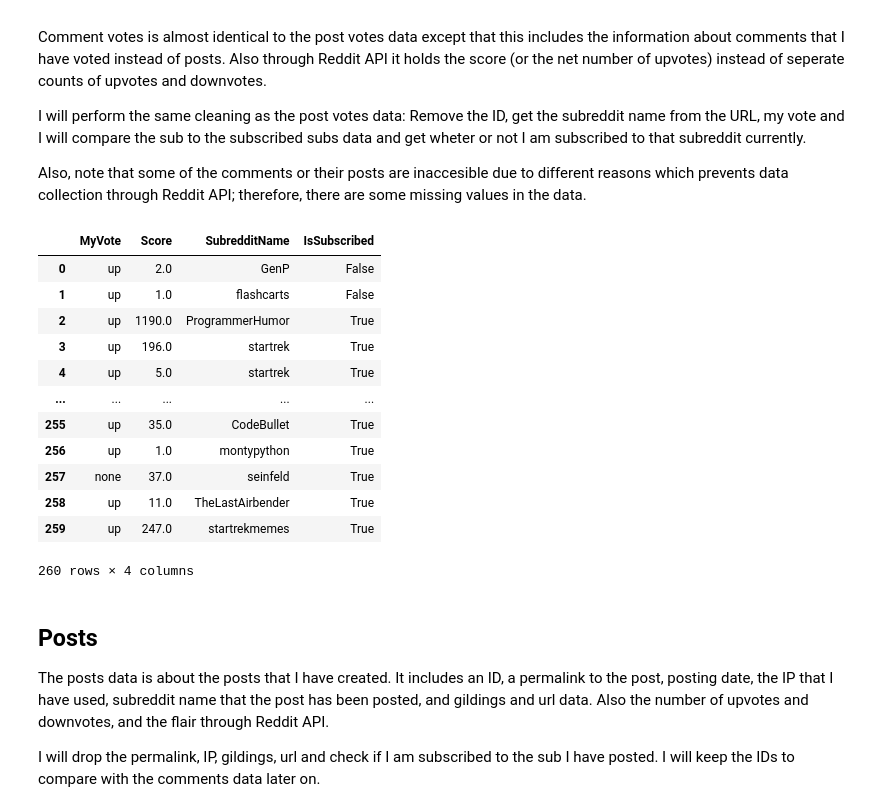
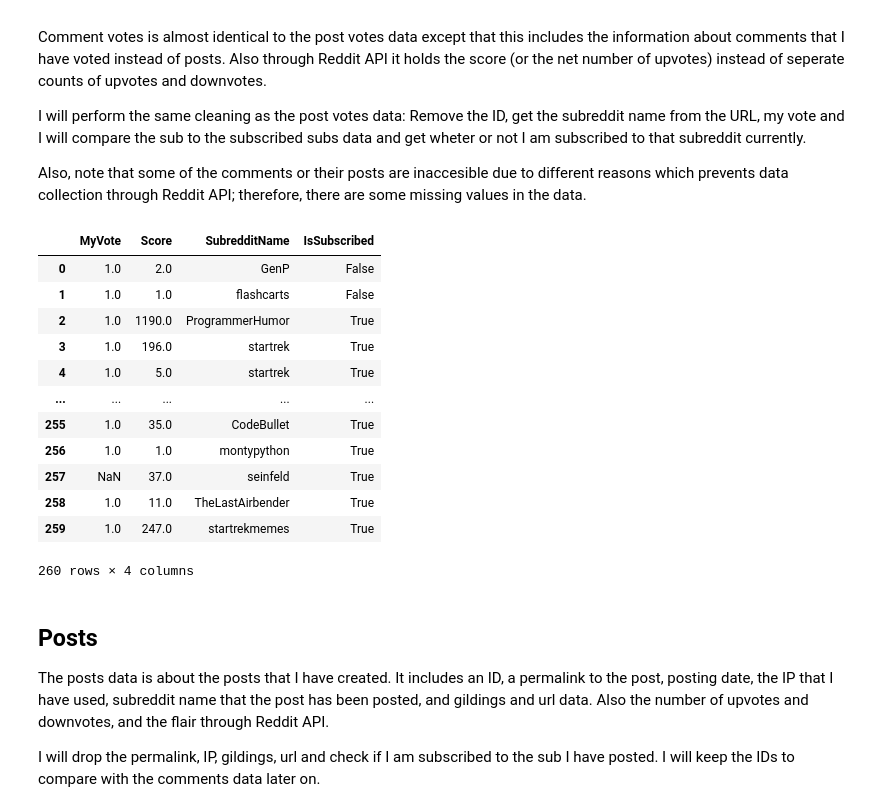
Before and after one commit to firatbatar/my-reddit-data, a Jupyter notebook: reddit_analysis.ipynb, the cells around one changed output. Drawn from its saved outputs; the diff is of its cells as text; code cells hidden in the pictures.

Commit message:
General update and continuation Fix some histograms, add some more. Change login histograms to show class times. Start analysis on login times (and almost finish it).

```diff
--- a/reddit_analysis.ipynb
+++ b/reddit_analysis.ipynb
@@ -43,7 +45,9 @@ def dt_to_min(dt):
     return dt.hour * 60 + dt.minute
 
 def is_subscribed_to(subreddit_name, subscribed_subs_df):
-    return (subscribed_subs_df == subreddit_name).any().any()
+    if (subscribed_subs_df == subreddit_name).any().any():
+        return 1
+    return 0
 # %% [markdown]
 # Data Collecting
 
@@ -155,6 +159,9 @@ Also, note that some of the posts are inaccesible due to different reasons which
 # Read the file, rename the vote direction column and drop the id column.
 post_votes_fname = "post_votes.csv"
 post_votes_df = pd.read_csv(data_path + post_votes_fname).rename(columns={"direction": "MyVote", "Upvotes": "UpvoteCount", "Downvotes": "DownvoteCount"}).drop(columns="id")
+
+# Convert vote direction to a quantitative value
+post_votes_df["MyVote"] = post_votes_df["MyVote"].map({"up": 1, "down": -1})
 
 # Add the new columns
 post_votes_df[["SubredditName", "IsSubscribed"]] = None
@@ -206,44 +213,47 @@ Also, note that some of the comments or their posts are inaccesible due to diffe
 # Read the file, rename the vote direction column and drop the id column.
 comment_votes_fname = "comment_votes.csv"
 comment_votes_df = pd.read_csv(data_path + comment_votes_fname).rename(columns={"direction": "MyVote"}).drop(columns="id")
+
+# Convert vote direction to a quantitative value
+comment_votes_df["MyVote"] = comment_votes_df["MyVote"].map({"up": 1, "down": -1})
 
 # Add the new columns
 comment_votes_df[["SubredditName", "IsSubscribed"]] = None
 
 for idx in range(len(comment_votes_df["permalink"])):
     comment_vote_dict = {"SubredditName": None, "IsSubscribed": None}
 
     # Get the sub name from the link
     permalink = comment_votes_df.loc[idx, "permalink"]
     start_idx = permalink.find("r/") + 2
     stop_idx = permalink.find("/", start_idx)
     sub_name = permalink[start_idx:stop_idx]
 
     # Add sub name to the corresponding place
     comment_votes_df.loc[idx, "SubredditName"] = sub_name
 
     # Check if the sub is subscribed
     comment_votes_df.loc[idx, "IsSubscribed"] = is_subscribed_to(sub_name, subreddits_df)
 
 # Drop the permalink column
 comment_votes_df = comment_votes_df.drop(columns="permalink")
 # Specify the Dtypes for later use
 comment_votes_df["IsSubscribed"] = comment_votes_df["IsSubscribed"].astype(dtype="bool")
 # comment_votes_df.to_csv(data_path + comment_votes_fname, index=False)
 comment_votes_df
 # %% [output]
 |  | MyVote | Score | SubredditName | IsSubscribed |
-| 0 | up | 2.0 | GenP | False |
-| 1 | up | 1.0 | flashcarts | False |
-| 2 | up | 1190.0 | ProgrammerHumor | True |
-| 3 | up | 196.0 | startrek | True |
-| 4 | up | 5.0 | startrek | True |
+| 0 | 1.0 | 2.0 | GenP | False |
+| 1 | 1.0 | 1.0 | flashcarts | False |
+| 2 | 1.0 | 1190.0 | ProgrammerHumor | True |
+| 3 | 1.0 | 196.0 | startrek | True |
+| 4 | 1.0 | 5.0 | startrek | True |
 | ... | ... | ... | ... | ... |
-| 255 | up | 35.0 | CodeBullet | True |
-| 256 | up | 1.0 | montypython | True |
-| 257 | none | 37.0 | seinfeld | True |
-| 258 | up | 11.0 | TheLastAirbender | True |
-| 259 | up | 247.0 | startrekmemes | True |
+| 255 | 1.0 | 35.0 | CodeBullet | True |
+| 256 | 1.0 | 1.0 | montypython | True |
+| 257 | NaN | 37.0 | seinfeld | True |
+| 258 | 1.0 | 11.0 | TheLastAirbender | True |
+| 259 | 1.0 | 247.0 | startrekmemes | True |
 260 rows × 4 columns
 # %% [markdown]
 ## Posts
```
Also changed, not shown: parts of 14 cells of this notebook, 25 other files.
